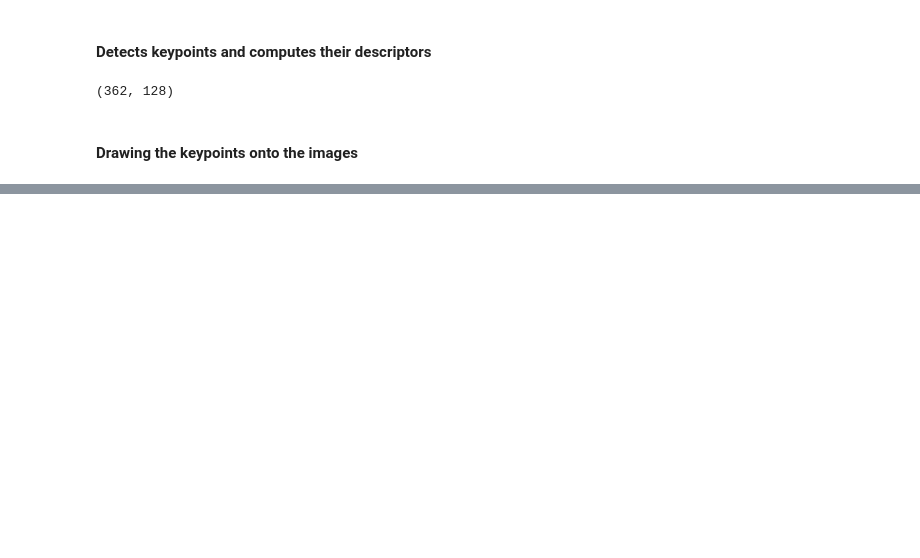
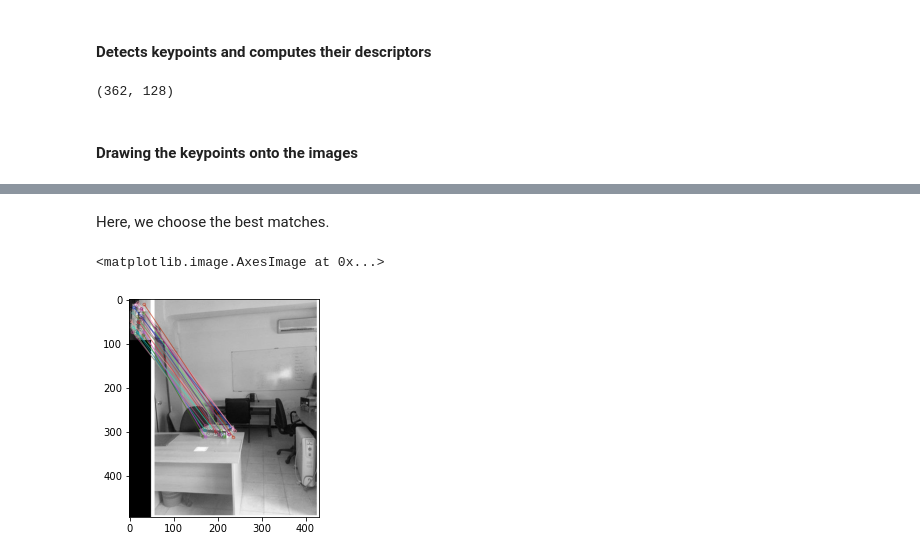
Before and after one commit to kawaremu/Computer-Vision-Fundamentals, a Jupyter notebook: AI & Vision/sift.ipynb, the cells around one changed output, grey strips where cells are left out. Saved outputs shown, nothing was run; the diff lists cells and outputs as text; code cells hidden in the pictures; blank space fills up the shorter version.

```diff
--- a/AI & Vision/sift.ipynb
+++ b/AI & Vision/sift.ipynb
@@ -46,0 +59,16 @@ result_train = cv.drawKeypoints(gray_train, kp_train, None, flags=cv.DRAW_MATCHE
+# %%
+matches = cv.BFMatcher().knnMatch(desc_query,desc_train, k=2)
+# %% [markdown]
+Here, we choose the best matches.
+# %%
+good = []
+for m,n in matches:
+    if m.distance < 0.75*n.distance:
+        good.append([m])
+# %%
+comparaison = cv.drawMatchesKnn(gray_query,kp_query,gray_train,kp_train,good,None,flags=2)
+# %%
+plt.imshow(comparaison)
+# %% [output]
+<matplotlib.image.AxesImage at 0x...>
+[figure, added]
```
Also changed, not shown: parts of 4 cells of this notebook, 1 other file.
